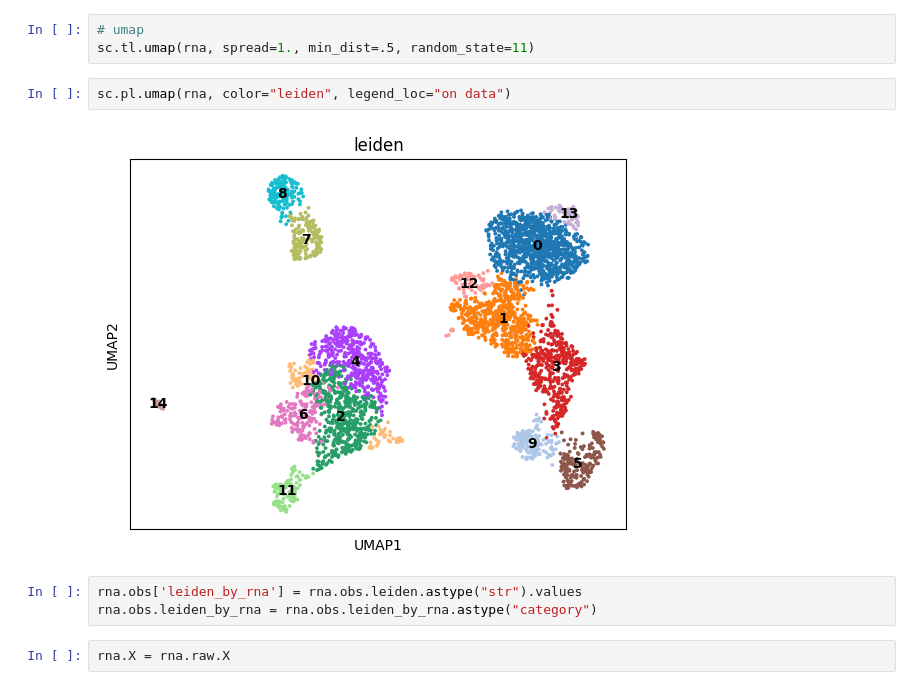
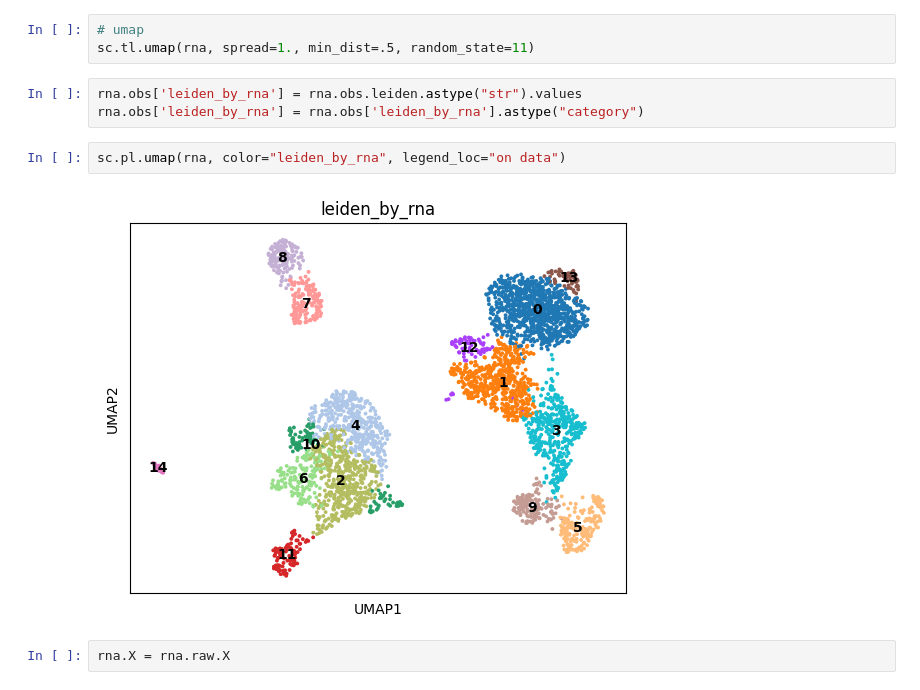
Before and after one commit to Bayer-Group/cellenium, a Jupyter notebook: data_import/public_data/pbmc5k_citeseq.ipynb, the cells around one changed output. Drawn from its saved outputs; the diff is of its cells as text.

```diff
--- a/data_import/public_data/pbmc5k_citeseq.ipynb
+++ b/data_import/public_data/pbmc5k_citeseq.ipynb
@@ -144,13 +144,13 @@ sc.tl.leiden(rna, resolution=.75)
 # %%
 # umap
 sc.tl.umap(rna, spread=1., min_dist=.5, random_state=11)
-# %%
-sc.pl.umap(rna, color="leiden", legend_loc="on data")
-# %% [output]
-[figure, removed]
 # %%
 rna.obs['leiden_by_rna'] = rna.obs.leiden.astype("str").values
-rna.obs.leiden_by_rna = rna.obs.leiden_by_rna.astype("category")
+rna.obs['leiden_by_rna'] = rna.obs['leiden_by_rna'].astype("category")
+# %%
+sc.pl.umap(rna, color="leiden_by_rna", legend_loc="on data")
+# %% [output]
+[figure, added]
 # %%
 rna.X = rna.raw.X
 # %%
```
Also changed, not shown: parts of 2 cells of this notebook, 4 other files.
